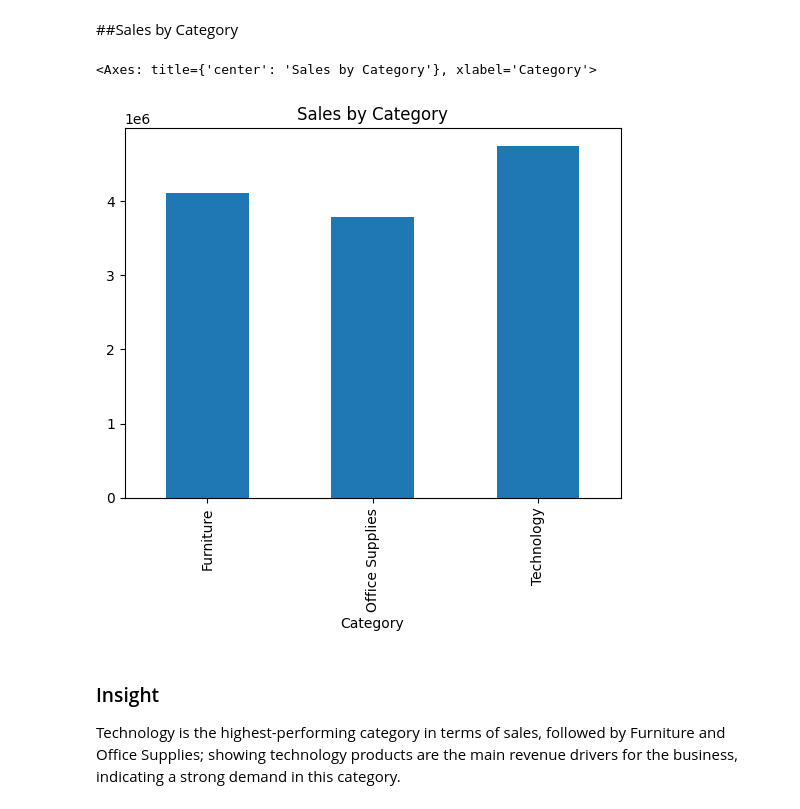
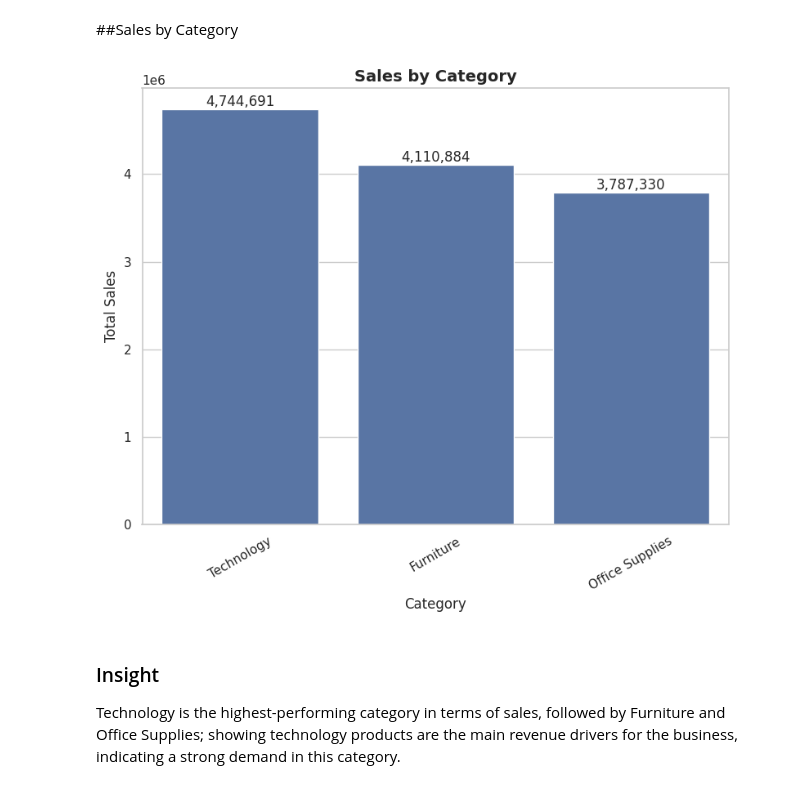
Before and after one commit to itsSolG/sales-analysis-and-forecasting, a Jupyter notebook: notebooks/01_eda_sales_analysis.ipynb, the cells around one changed output. Drawn from its saved outputs; the diff is of its cells as text; code cells hidden in the pictures.

```diff
--- a/notebooks/01_eda_sales_analysis.ipynb
+++ b/notebooks/01_eda_sales_analysis.ipynb
@@ -87,12 +92,33 @@ The profit margin is approximately 11.6%, meaning that only a small portion of t
 This suggests that costs are relatively high, and there may be opportunities to improve profitability by optimizing pricing, reducing costs, or focusing on higher-margin products.
 # %% [markdown]
 ##Sales by Category
-# %%
-sales_by_category = df.groupby("Category")["Sales"].sum()
-sales_by_category.plot(kind="bar", title="Sales by Category")
-# %% [output]
-<Axes: title={'center': 'Sales by Category'}, xlabel='Category'>
-[figure, removed]
+# %%
+sns.set(style="whitegrid")
+
+sales_by_category = df.groupby("Category")["Sales"].sum().sort_values(ascending=False)
+
+plt.figure(figsize=(8,7))
+ax = sns.barplot(
+    x=sales_by_category.index,
+    y=sales_by_category.values
+)
+
+plt.title("Sales by Category", fontsize=14, weight='bold')
+plt.xlabel("Category")
+plt.ylabel("Total Sales")
+
+plt.xticks(rotation=30)
+for i, v in enumerate(sales_by_category.values):
+    ax.text(i, v, f"{v:,.0f}", ha='center', va='bottom')
+
+plt.tight_layout()
+os.makedirs("images", exist_ok=True)
+os.makedirs("images", exist_ok=True)
+plt.savefig("images/sales_by_category.png", dpi=300)
+
+plt.show()
+# %% [output]
+[figure, added]
 # %% [markdown]
 ### Insight
 
```
Also changed, not shown: parts of 12 cells of this notebook.
